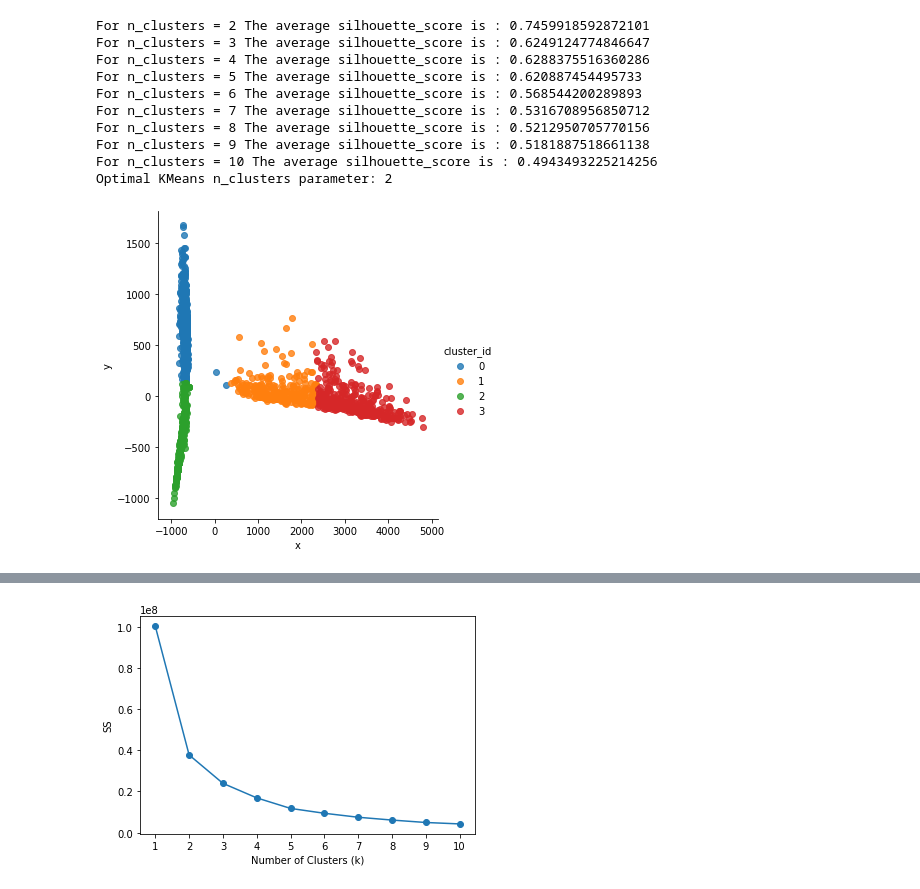
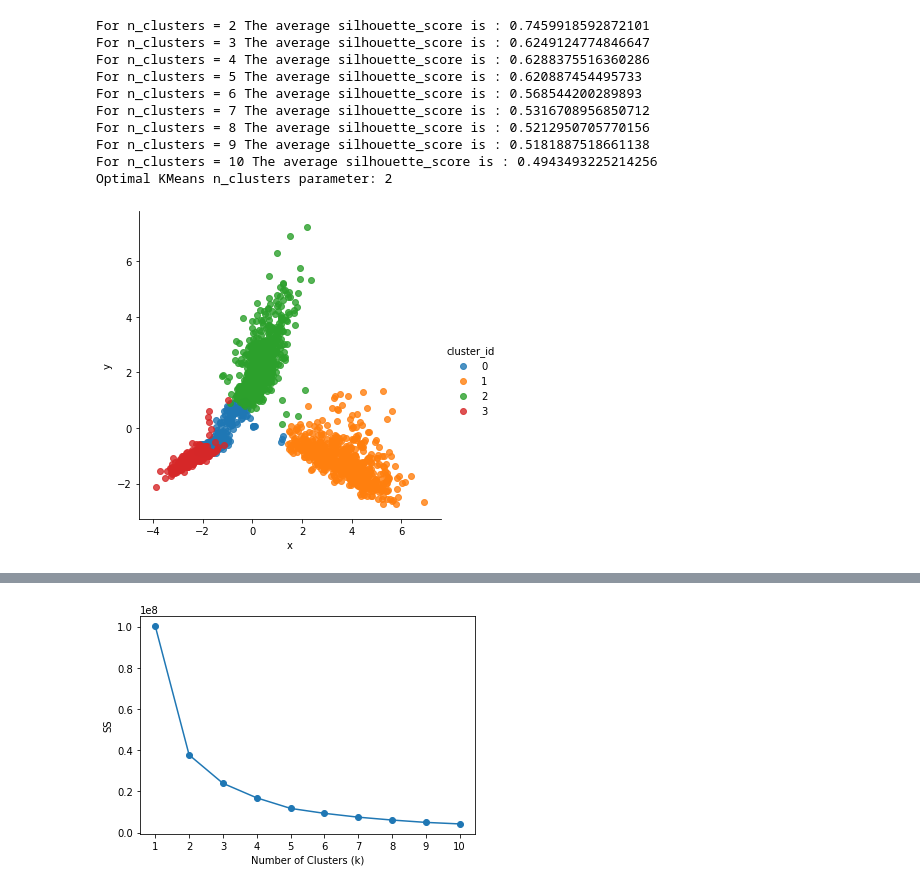
Before and after one commit to jlwalsh13/Capstone_1, a Jupyter notebook: ff_clustering.ipynb, the cells around one changed output, grey strips where cells are left out. Cells and saved outputs as stored; diff of their text form; code cells hidden in the pictures.

```diff
--- a/ff_clustering.ipynb
+++ b/ff_clustering.ipynb
@@ -86,22 +87,24 @@ For n_clusters = 9 The average silhouette_score is : 0.5181887518661138
 For n_clusters = 10 The average silhouette_score is : 0.4943493225214256
 Optimal KMeans n_clusters parameter: 2
 # %%
-# cluster_df = stat_matrix.copy()
+cluster_df = stat_matrix.copy()
 
-# pca = PCA(n_components=3)
-# XY = pca.fit_transform(cluster_df)
-# # pca.explained_variance_ratio_.cumsum()
+scaled_cluster = StandardScaler().fit_transform(cluster_df)
+# scaled_cluster_df = pd.DataFrame(scaled_cluster)
+pca = PCA()
+XY = pca.fit_transform(scaled_cluster)
+# pca.explained_variance_ratio_.cumsum()
 
 
-# KM = KMeans(n_clusters=4)
-# labels = KM.fit_predict(cluster_df)
+KM = KMeans(n_clusters=4)
+labels = KM.fit_predict(scaled_cluster)
 
-# cluster_df['cluster_id'] = labels
-# cluster_df['POS'] = positions
-# cluster_df['x'] = XY[:,0]
-# cluster_df['y'] = XY[:,1]
+cluster_df['cluster_id'] = labels
+cluster_df['POS'] = positions
+cluster_df['x'] = XY[:,0]
+cluster_df['y'] = XY[:,1]
 
-# sns.lmplot(data=cluster_df, x='x', y='y', hue='cluster_id', fit_reg=False, legend=True, legend_out=True)
-# plt.show()
+sns.lmplot(data=cluster_df, x='x', y='y', hue='cluster_id', fit_reg=False, legend=True, legend_out=True)
+plt.show()
 # %% [output]
-[figure, old version]
+[figure, new version]
```
Also changed, not shown: parts of 14 cells of this notebook.
